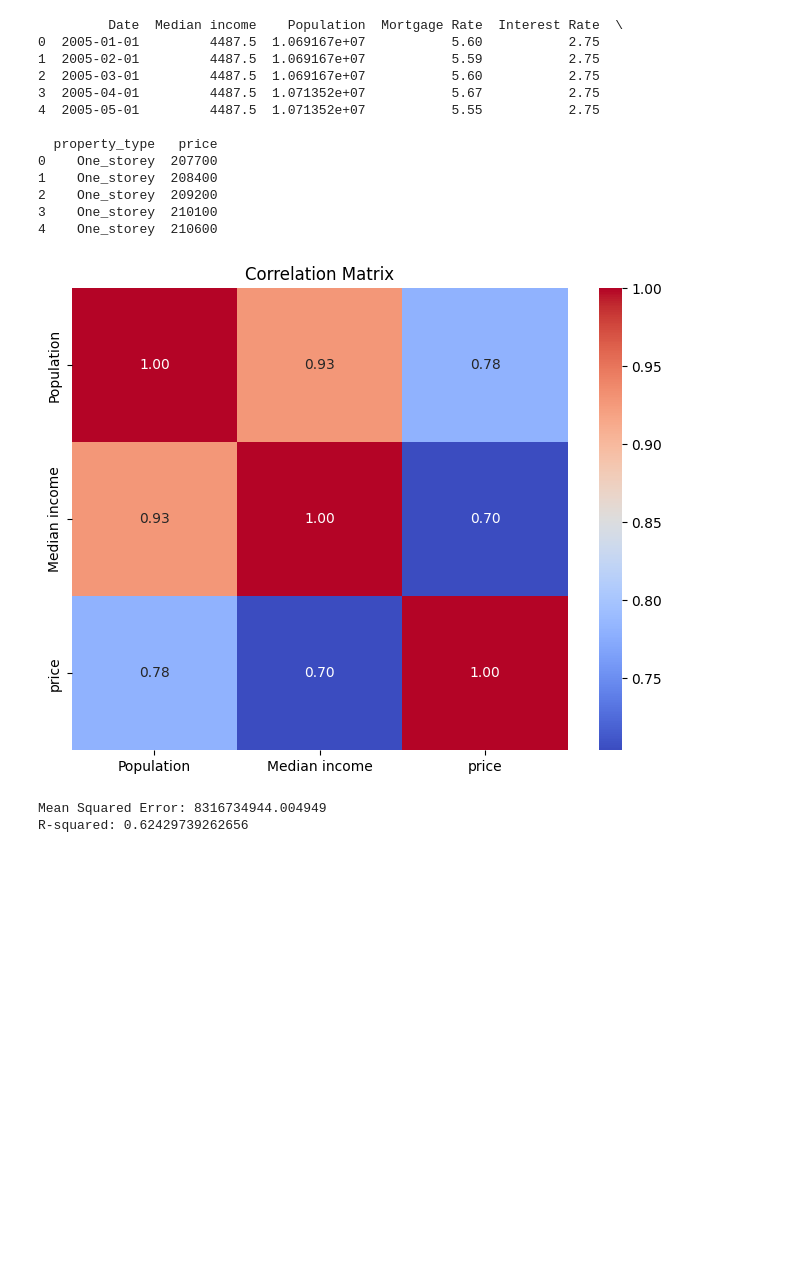
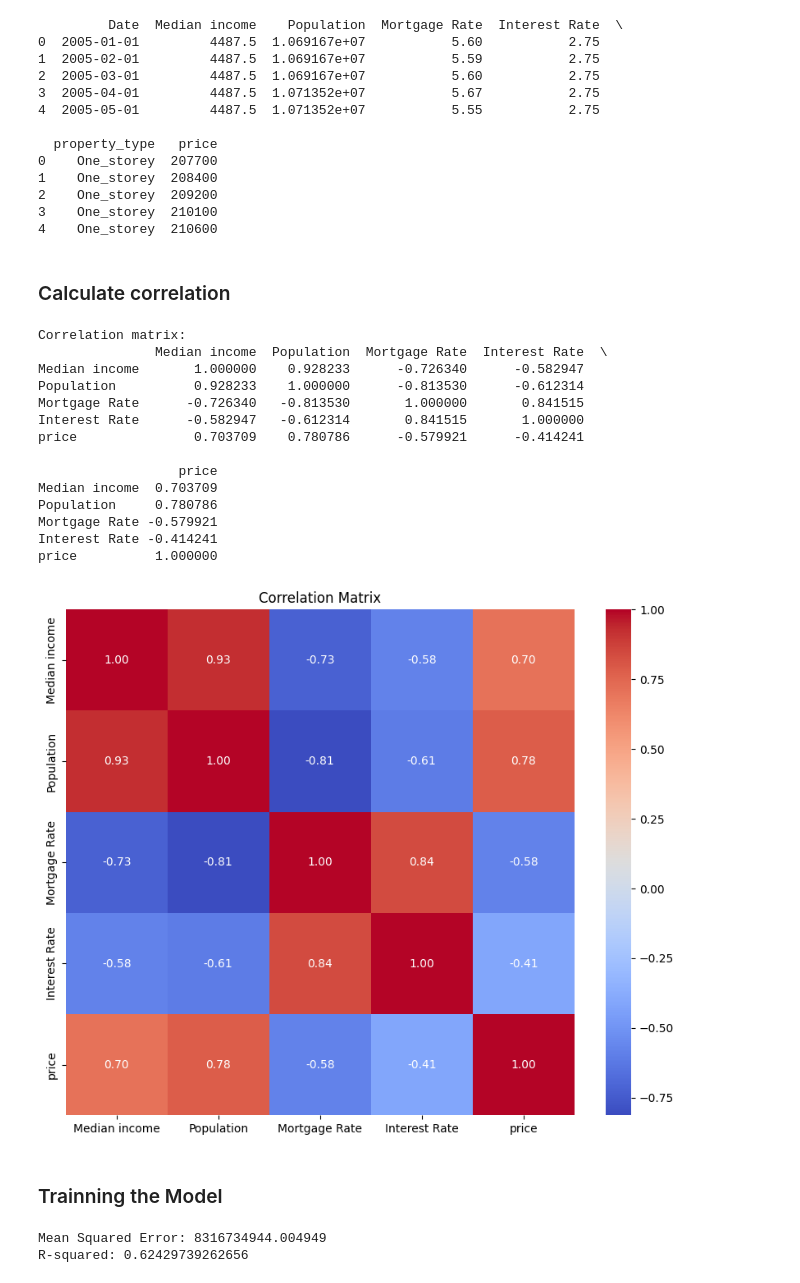
Before and after one commit to Jianting-Selina/PROG8430-1, a Jupyter notebook: presentationworkshop5_new.ipynb, the cells around one changed output. Drawn from its saved outputs; the diff is of its cells as text; code cells hidden in the pictures; blank space fills up the shorter version.

```diff
--- a/presentationworkshop5_new.ipynb
+++ b/presentationworkshop5_new.ipynb
@@ -29,34 +31,48 @@ print(df.head())
 2    One_storey  209200
 3    One_storey  210100
 4    One_storey  210600
-# %%
-import pandas as pd
-import numpy as np
-from sklearn.linear_model import LinearRegression
-from sklearn.model_selection import train_test_split
-from sklearn.preprocessing import PolynomialFeatures
-from sklearn.metrics import mean_squared_error, r2_score
-import matplotlib.pyplot as plt
-
-# Load the dataset
-df = pd.read_csv("melted_data_1120.csv")
-
-# Ensure that the relevant columns are numeric
-df['Population'] = pd.to_numeric(df['Population'], errors='coerce')
-df['price'] = pd.to_numeric(df['price'], errors='coerce')
-df['Median income'] = pd.to_numeric(df['Median income'], errors='coerce')
-
-# Drop rows with any missing values
-df.dropna(subset=['Population', 'price', 'Median income'], inplace=True)
-
-# Plot the correlation matrix
-correlation_matrix = df[['Population', 'Median income', 'price']].corr()
-plt.figure(figsize=(8, 6))
-sns.heatmap(correlation_matrix, annot=True, cmap='coolwarm', fmt=".2f")
-plt.title('Correlation Matrix')
-plt.show()
-# %% [output]
-[figure, removed]
+# %% [markdown]
+### Calculate correlation
+# %%
+import pandas as pd
+import numpy as np
+
+# Since `Date` and `property_type` are non-numeric, we exclude them from the correlation
+numeric_columns = df.select_dtypes(include=[np.number])
+
+# Calculate the correlation matrix
+correlation_matrix = numeric_columns.corr()
+
+# Display the correlation matrix
+print("Correlation matrix:")
+print(correlation_matrix)
+
+# If you want to visualize it:
+import seaborn as sns
+import matplotlib.pyplot as plt
+
+plt.figure(figsize=(10, 8))
+sns.heatmap(correlation_matrix, annot=True, cmap="coolwarm", fmt=".2f")
+plt.title("Correlation Matrix")
+plt.show()
+# %% [output]
+Correlation matrix:
+               Median income  Population  Mortgage Rate  Interest Rate  \
+Median income       1.000000    0.928233      -0.726340      -0.582947
+Population          0.928233    1.000000      -0.813530      -0.612314
+Mortgage Rate      -0.726340   -0.813530       1.000000       0.841515
+Interest Rate      -0.582947   -0.612314       0.841515       1.000000
+price               0.703709    0.780786      -0.579921      -0.414241
+
+                  price
+Median income  0.703709
+Population     0.780786
+Mortgage Rate -0.579921
+Interest Rate -0.414241
+price          1.000000
+[figure, added]
+# %% [markdown]
+### Trainning the Model
 # %%
 # Independent variables (Population, Median Income) and target variable (price)
 X = df[['Population', 'Median income']].values
```
Also changed, not shown: parts of 7 cells of this notebook.
